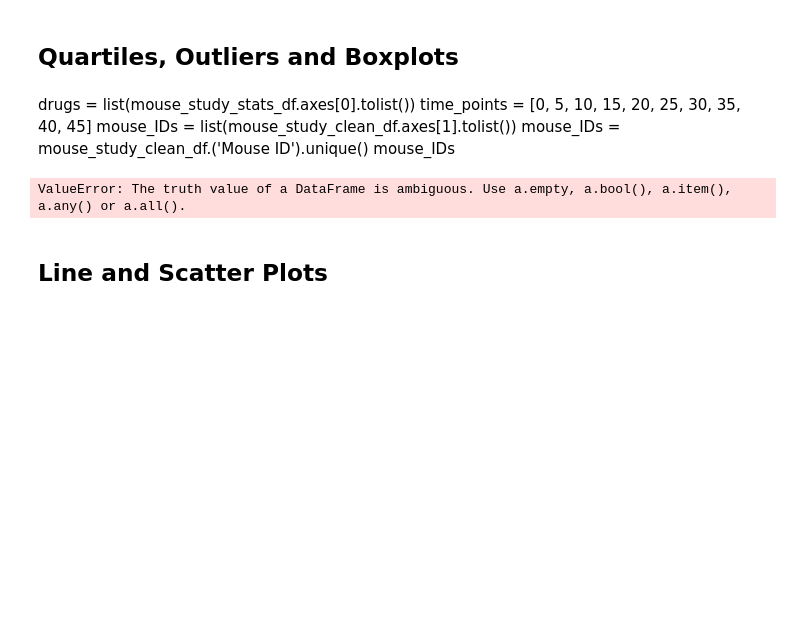
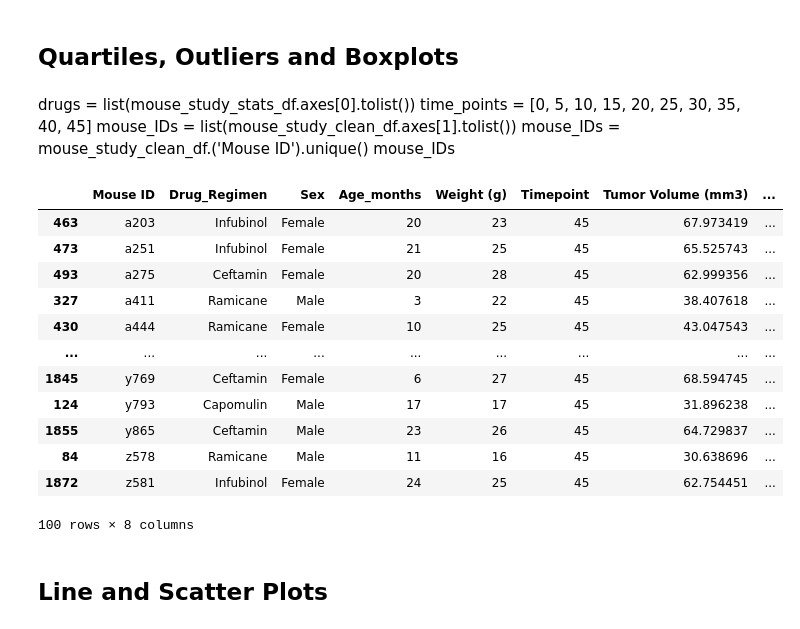
Before and after one commit to bjmacgreg/Pymaceuticals, a Jupyter notebook: pymaceuticals_starter.ipynb, the cells around one changed output. Saved outputs shown, nothing was run; the diff lists cells and outputs as text; code cells hidden in the pictures; blank space fills up the shorter version.

```diff
--- a/pymaceuticals_starter.ipynb
+++ b/pymaceuticals_starter.ipynb
@@ -278,38 +292,38 @@ mouse_IDs
 # %%
 #Calculate the final tumor volume of each mouse across four of the most promising treatment
 #regimens: Capomulin, Ramicane, Infubinol, and Ceftamin. Calculate the quartiles and IQR and
 #quantitatively determine if there are any potential outliers across all four treatment regimens.
-
-
 
 # Calculate the final tumor volume of each mouse across four of the treatment regimens:
 # Capomulin, Ramicane, Infubinol, and Ceftamin
 
 # Start by getting the last (greatest) timepoint for each mouse
 
+#https://stackoverflow.com/questions/15705630/get-the-rows-which-have-the-max-count-in-groups-using-groupby
+
+best_drugs_list = ['Capomulin', 'Ramicane', 'Infubinol', 'Ceftamin']
+best_drugs_df = mouse_study_clean_df[mouse_study_clean_df['Drug_Regimen'].isin(best_drugs_list)]
+best_drugs_final_timepoints_df = best_drugs_df.loc[best_drugs_df.groupby(["Mouse ID", "Drug_Regimen"])["Timepoint"].idxmax()]
+best_drugs_final_timepoints_df
+
+
 #drugs = list(mouse_study_stats_df.axes[0].tolist())
 #time_points = [0, 5, 10, 15, 20, 25, 30, 35, 40, 45]
 #mouse_IDs = mouse_study_clean_df['Mouse ID'].unique()
-#last_timepoint_df = mouse_study_clean_df[mouse_study_clean_df['Timepoint'] == 45]
-
-
-
-best_drugs_list = ['Capomulin', 'Ramicane', 'Infubinol', 'Ceftamin']
-
-best_drugs_df = mouse_study_clean_df[mouse_study_clean_df['Drug_Regimen'].isin(best_drugs_list)]
-#best_drugs_df
-
-best_drugs_by_mouse_and_drug = best_drugs_df.groupby(["Drug_Regimen", "Mouse ID"])
-best_drugs_final_timepoints = best_drugs_by_mouse_and_drug["Timepoint"].max()
-best_drugs_final_timepoints = best_drugs_final_timepoints.to_frame()
-#best_drugs_final_timepoints
-
-#mean = mice_by_drugs["Tumor Volume (mm3)"].mean()
-#last_timepoint_best_drugs_df = last_timepoint_best_drugs_df.sort_values("Mouse ID")
-#last_timepoint_best_drugs_df
-#best_drugs_df["Mouse ID"].nunique()
 # %% [output]
+|  | Mouse ID | Drug_Regimen | Sex | Age_months | Weight (g) | Timepoint | Tumor Volume (mm3) | ... |
+| 463 | a203 | Infubinol | Female | 20 | 23 | 45 | 67.973419 | ... |
+| 473 | a251 | Infubinol | Female | 21 | 25 | 45 | 65.525743 | ... |
+| 493 | a275 | Ceftamin | Female | 20 | 28 | 45 | 62.999356 | ... |
+| 327 | a411 | Ramicane | Male | 3 | 22 | 45 | 38.407618 | ... |
+| 430 | a444 | Ramicane | Female | 10 | 25 | 45 | 43.047543 | ... |
+| ... | ... | ... | ... | ... | ... | ... | ... | ... |
+| 1845 | y769 | Ceftamin | Female | 6 | 27 | 45 | 68.594745 | ... |
+| 124 | y793 | Capomulin | Male | 17 | 17 | 45 | 31.896238 | ... |
+| 1855 | y865 | Ceftamin | Male | 23 | 26 | 45 | 64.729837 | ... |
+| 84 | z578 | Ramicane | Male | 11 | 16 | 45 | 30.638696 | ... |
+| 1872 | z581 | Infubinol | Female | 24 | 25 | 45 | 62.754451 | ... |
-ValueError: The truth value of a DataFrame is ambiguous. Use a.empty, a.bool(), a.item(), a.any() or a.all().
+100 rows × 8 columns
 # %%
 #Using Matplotlib, generate a box and whisker plot of the final tumor volume for all four treatment regimens
 #and highlight any potential outliers in the plot by changing their color and style.
```
Also changed, not shown: parts of 2 cells of this notebook.
